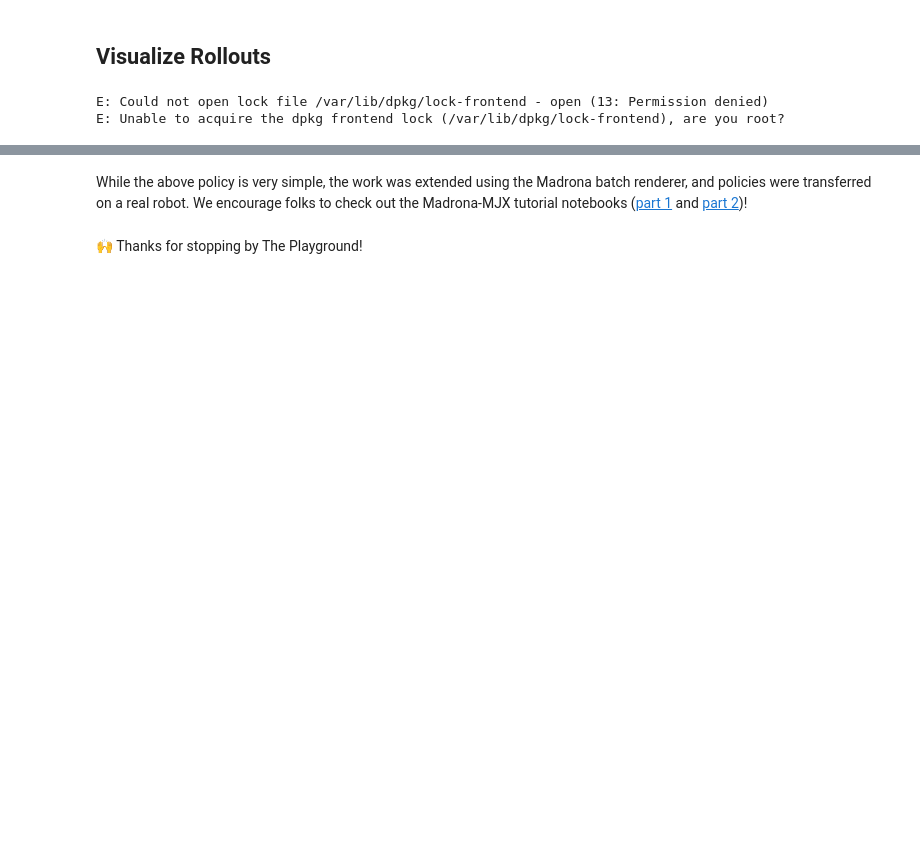
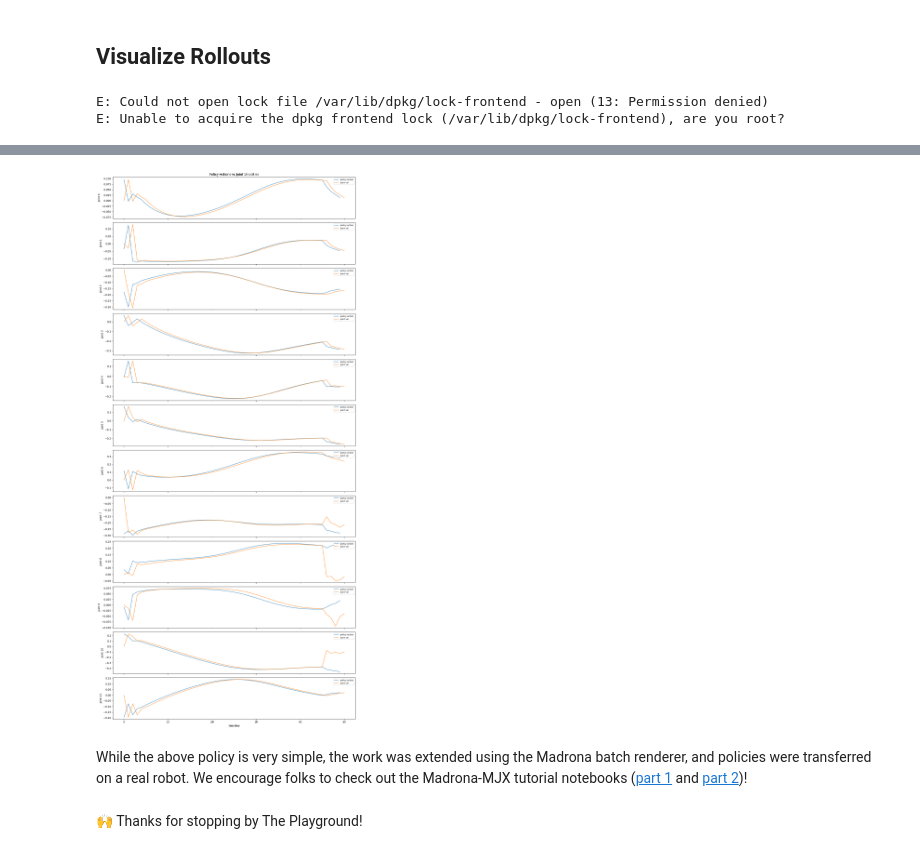
Before and after one commit to alinjar1996/mujoco_playground, a Jupyter notebook: learning/notebooks/manipulation.ipynb, the cells around one changed output, grey strips where cells are left out. Drawn from its saved outputs; the diff is of its cells as text; code cells hidden in the pictures; blank space fills up the shorter version.

```diff
--- a/learning/notebooks/manipulation.ipynb
+++ b/learning/notebooks/manipulation.ipynb
@@ -697,3 +730,22 @@ plt.show()
+# %%
+d = np.load(f"policy_output_{env_name}_{CHECKPOINT_IDX}_baseline_ppo.npz")
+act = d['actions_policy_output']  # (T, act_dim)
+joint_mask = np.asarray(env._joint_mask_vel)
+joint_qvel = np.asarray(qvel[:, joint_mask])  # (T+1, num_joints)
+n = act.shape[1]
+
+fig, axes = plt.subplots(n, 1, figsize=(14, 2.5 * n), sharex=True)
+for i in range(n):
+    axes[i].plot(act[:, i], label="policy action", alpha=0.8)
+    axes[i].plot(joint_qvel[:, i], label="joint vel", alpha=0.8)
+    axes[i].set_ylabel(f"joint {i}")
+    axes[i].legend(loc="upper right", fontsize=8)
+axes[0].set_title("Policy Actions vs Joint Velocities")
+axes[-1].set_xlabel("timestep")
+plt.tight_layout()
+plt.show()
+# %% [output]
+[figure, added]
 # %% [markdown]
 While the above policy is very simple, the work was extended using the Madrona batch renderer, and policies were transferred on a real robot. We encourage folks to check out the Madrona-MJX tutorial notebooks ([part 1](https://colab.research.google.com/github/google-deepmind/mujoco_playground/blob/main/learning/notebooks/training_vision_1.ipynb) and [part 2](https://colab.research.google.com/github/google-deepmind/mujoco_playground/blob/main/learning/notebooks/training_vision_2.ipynb))!
 # %% [markdown]
```
Also changed, not shown: parts of 13 cells of this notebook, 2 other files.
